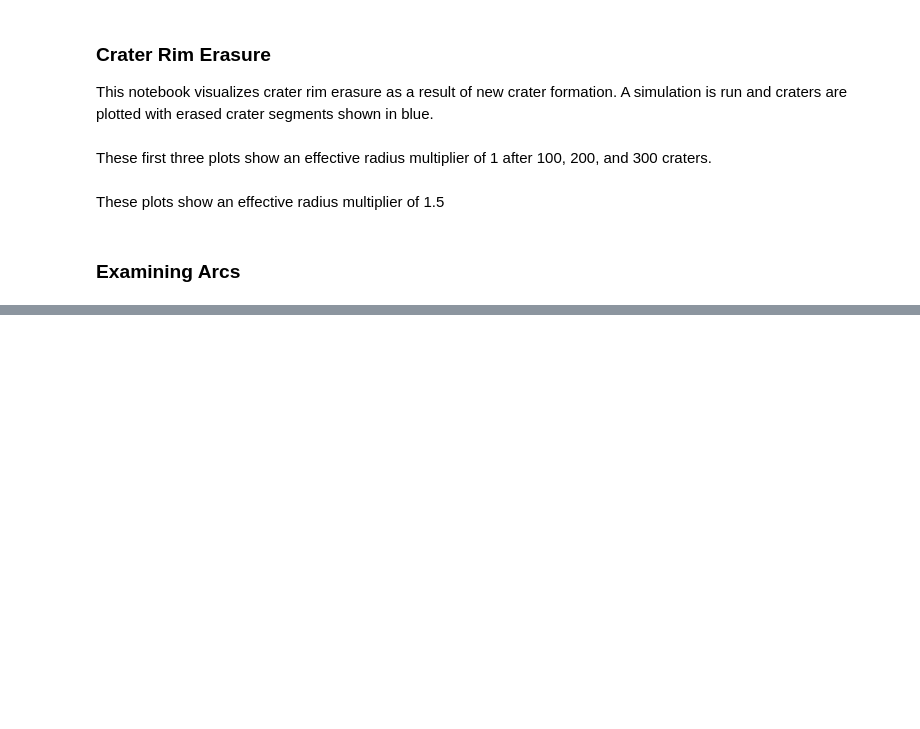
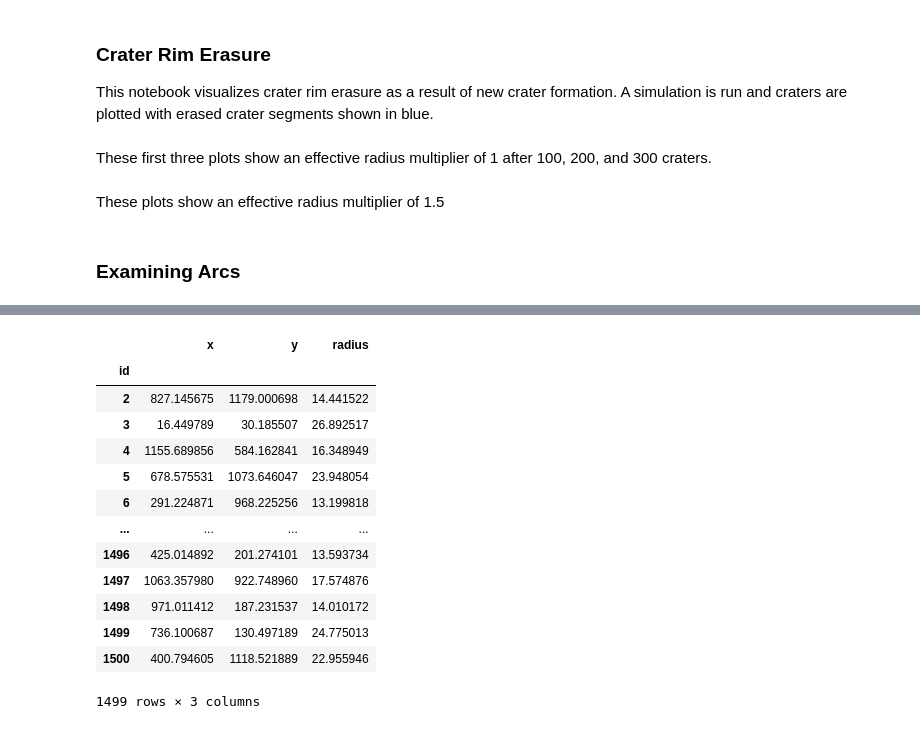
Before and after one commit to seanmason/saturation, a Jupyter notebook: notebooks/CraterRimErasure.ipynb, the cells around one changed output, grey strips where cells are left out. Cells and saved outputs as stored; diff of their text form; code cells hidden in the pictures; blank space fills up the shorter version.

```diff
--- a/notebooks/CraterRimErasure.ipynb
+++ b/notebooks/CraterRimErasure.ipynb
@@ -130,0 +174,17 @@ after/before
+# %%
+data.drop([1], axis=0)
+# %% [output]
+|  | x | y | radius |
+| id |  |  |  |
+| 2 | 827.145675 | 1179.000698 | 14.441522 |
+| 3 | 16.449789 | 30.185507 | 26.892517 |
+| 4 | 1155.689856 | 584.162841 | 16.348949 |
+| 5 | 678.575531 | 1073.646047 | 23.948054 |
+| 6 | 291.224871 | 968.225256 | 13.199818 |
+| ... | ... | ... | ... |
+| 1496 | 425.014892 | 201.274101 | 13.593734 |
+| 1497 | 1063.357980 | 922.748960 | 17.574876 |
+| 1498 | 971.011412 | 187.231537 | 14.010172 |
+| 1499 | 736.100687 | 130.497189 | 24.775013 |
+| 1500 | 400.794605 | 1118.521889 | 22.955946 |
+1499 rows × 3 columns
```
Also changed, not shown: parts of 10 cells of this notebook, 5 other files.
